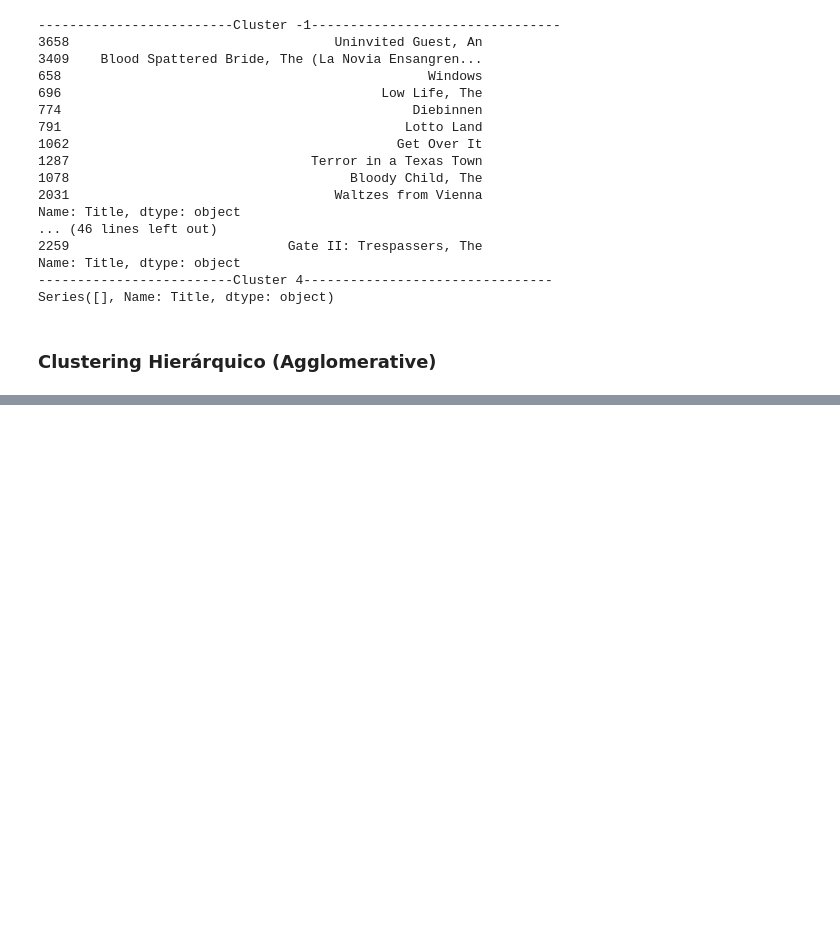
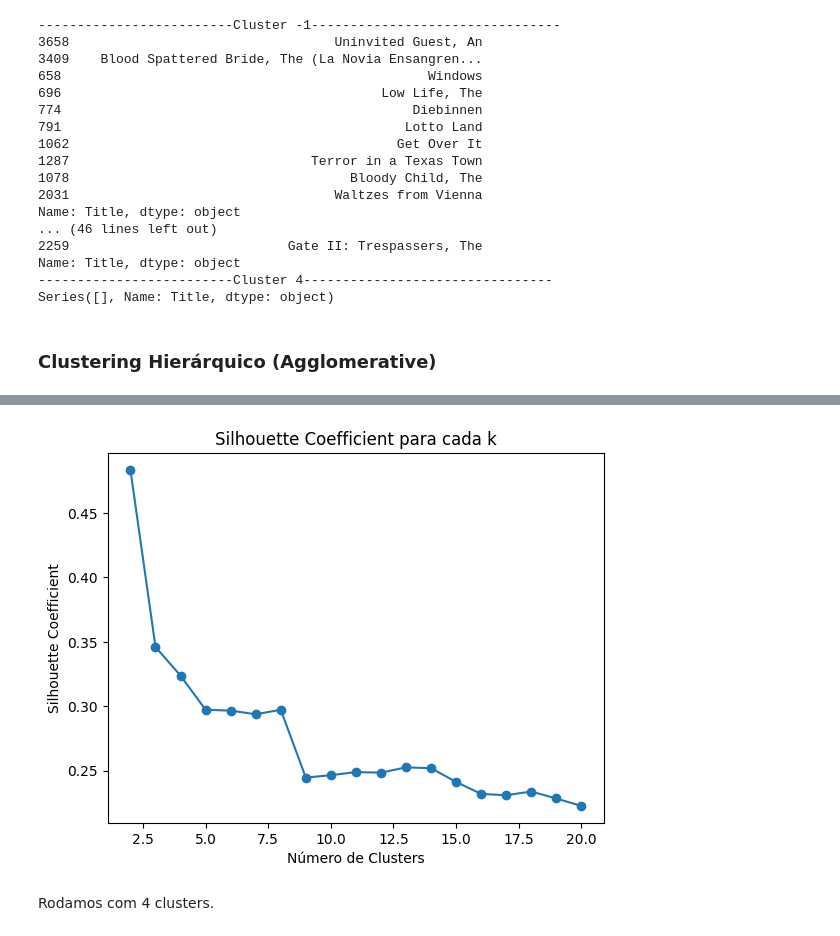
Before and after one commit to casalecchi/data-mining, a Jupyter notebook: movie.ipynb, the cells around one changed output, grey strips where cells are left out. Saved outputs shown, nothing was run; the diff lists cells and outputs as text; code cells hidden in the pictures; blank space fills up the shorter version.

```diff
--- a/movie.ipynb
+++ b/movie.ipynb
@@ -363,0 +566,18 @@ Series([], Name: Title, dtype: object)
+# %%
+silhouette_scores = []
+for k in range(2, 21):
+    kmeans = KMeans(n_clusters=k, random_state=42)
+    cluster_labels = kmeans.fit_predict(X)
+    silhouette_avg = silhouette_score(X, cluster_labels)
+    silhouette_scores.append(silhouette_avg)
+
+# Plotar o gráfico do Coeficiente de Silhueta
+plt.plot(range(2, 21), silhouette_scores, marker='o')
+plt.xlabel('Número de Clusters')
+plt.ylabel('Silhouette Coefficient')
+plt.title('Silhouette Coefficient para cada k')
+plt.show()
+# %% [output]
+[figure, added]
+# %% [markdown]
+Rodamos com 4 clusters.
```
Also changed, not shown: parts of 26 cells of this notebook.
